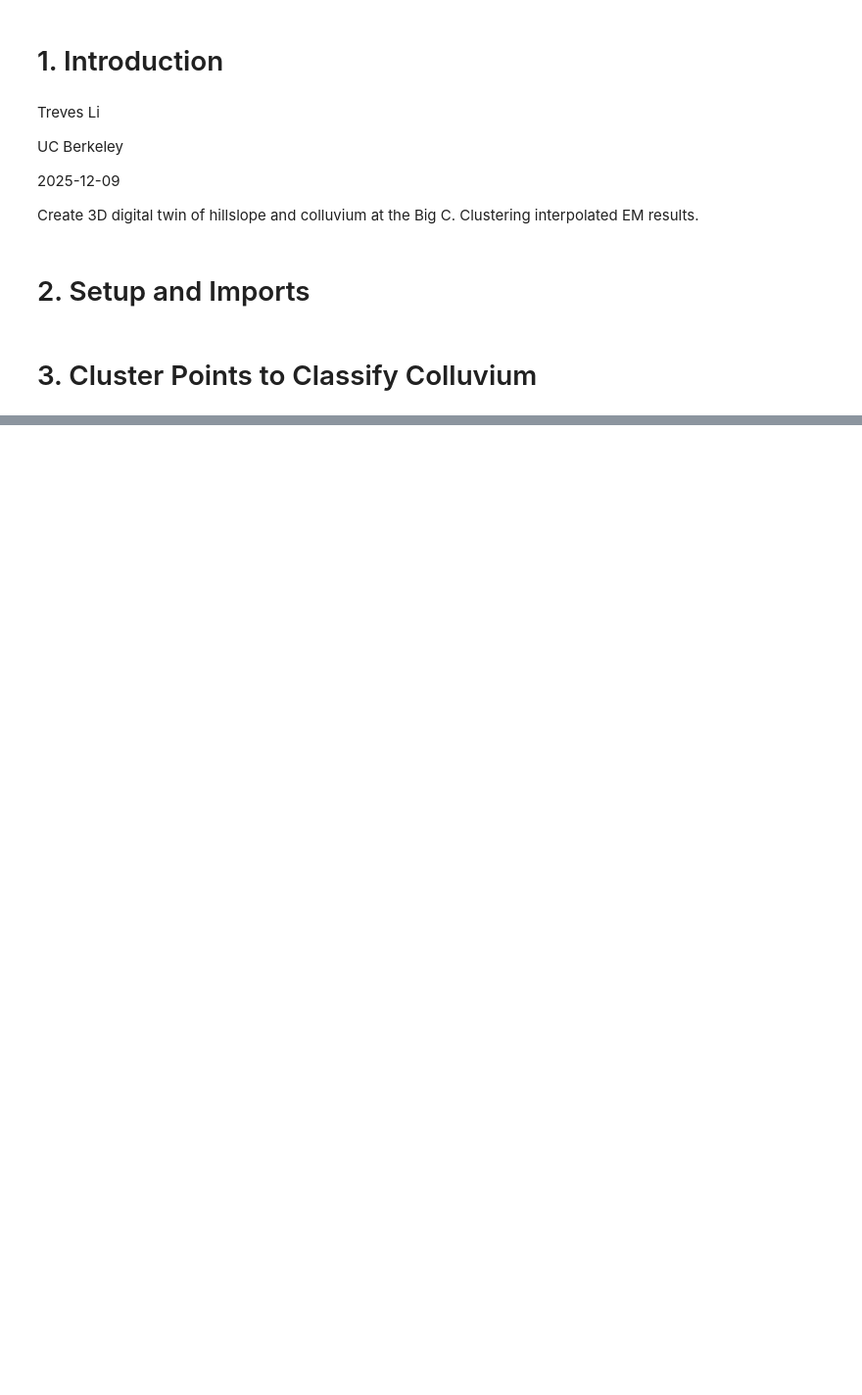
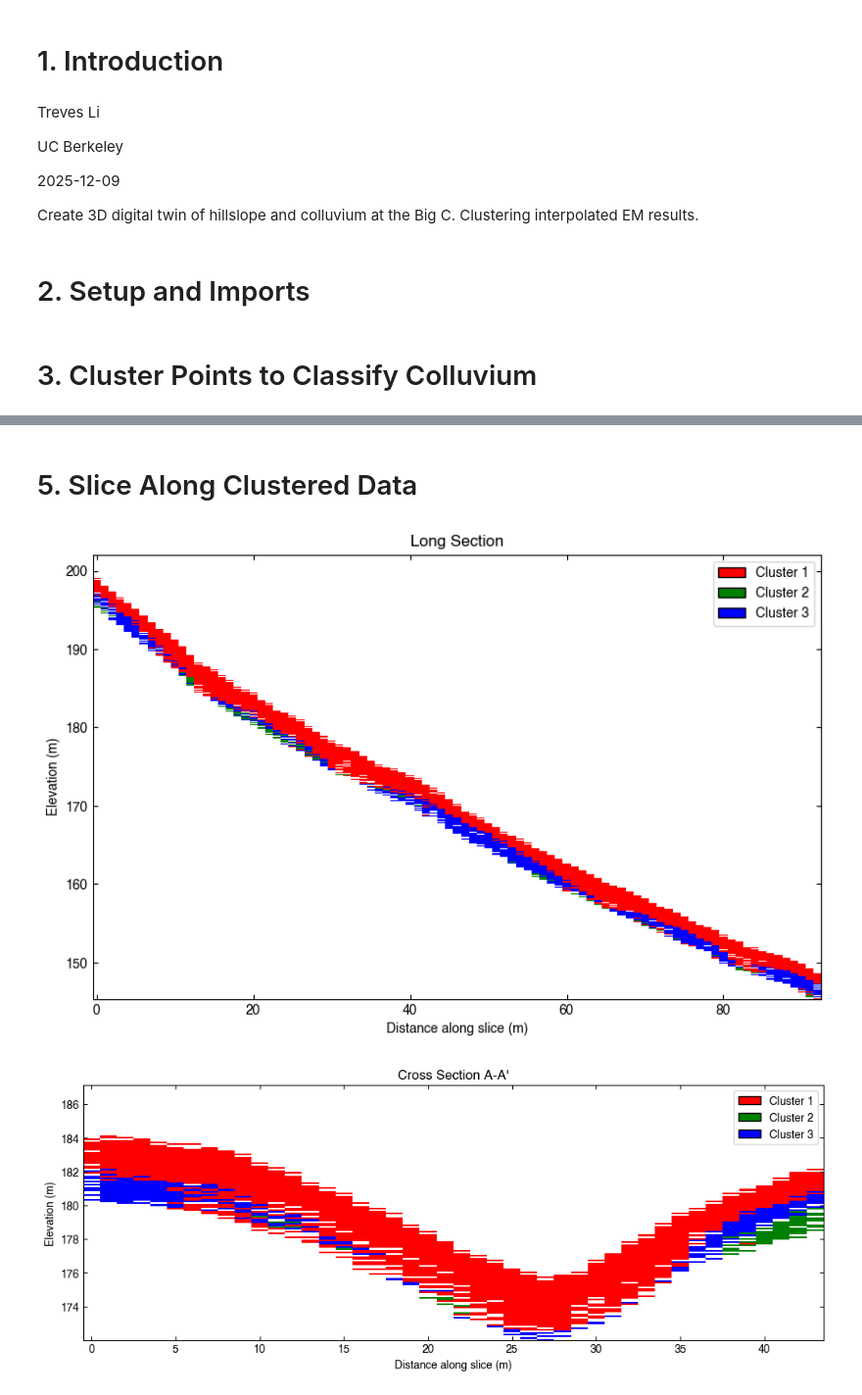
Before and after one commit to trevesli/big_c, a Jupyter notebook: notebooks/03_clustering.ipynb, the cells around one changed output, grey strips where cells are left out. Shown at 98% size. Cells and saved outputs as stored; diff of their text form; code cells hidden in the pictures; blank space fills up the shorter version.

```diff
--- a/notebooks/03_clustering.ipynb
+++ b/notebooks/03_clustering.ipynb
@@ -66,0 +149,16 @@ df['cluster'] = labels
+# %%
+# Threshold you want to apply
+threshold = 0.8
+
+# Find the max probability and corresponding cluster for each point
+max_prob = probs.max(axis=1)
+max_idx = probs.argmax(axis=1)
+
+# Assign only if max probability exceeds threshold, else -1 (unassigned/noise)
+labels_thresholded = np.where(max_prob >= threshold, max_idx, -1)
+
+# Save back to dataframe
+df['cluster'] = labels_thresholded
+
+# Optional: check counts
+print(df['cluster'].value_counts())
@@ -66,0 +215,2 @@ df['cluster'] = labels
+# %% [markdown]
+# 5. Slice Along Clustered Data
@@ -66,0 +327,34 @@ df['cluster'] = labels
+# %%
+# Average DOI
+avg_doi = 3.0
+
+# # Long Section
+plot_curtain_slice_classified(df,
+                   x1=565929.0, y1=4192172.6,
+                   x2=565844.7, y2=4192092.2,
+                   title="Long Section",
+                   avg_doi=avg_doi)
+
+# # Cross Section 1 (Upper A-A')
+plot_curtain_slice_classified(df,
+                   x1=565876.0, y1=4192162.7,
+                   x2=565917.2, y2=4192125.0,
+                   title="Cross Section A-A'",
+                   avg_doi=avg_doi)
+
+# # # Cross Section 2 (Mid B-B')
+plot_curtain_slice_classified(df,
+                   x1=565846.7, y1=4192156.6,
+                   x2=565910.9, y2=4192100.3,
+                   title="Cross Section B-B'",
+                   avg_doi=avg_doi)
+
+# # # Cross Section 2 (Lower C-C')
+plot_curtain_slice_classified(df,
+                   x1=565838.5, y1=4192132.9,
+                   x2=565894.3, y2=4192082.2,
+                   title="Cross Section C-C'",
+                   avg_doi=avg_doi)
+# %% [output]
+[figure, added]
+[figure, added]
```
Also changed, not shown: parts of 20 cells of this notebook, 1 other file.
